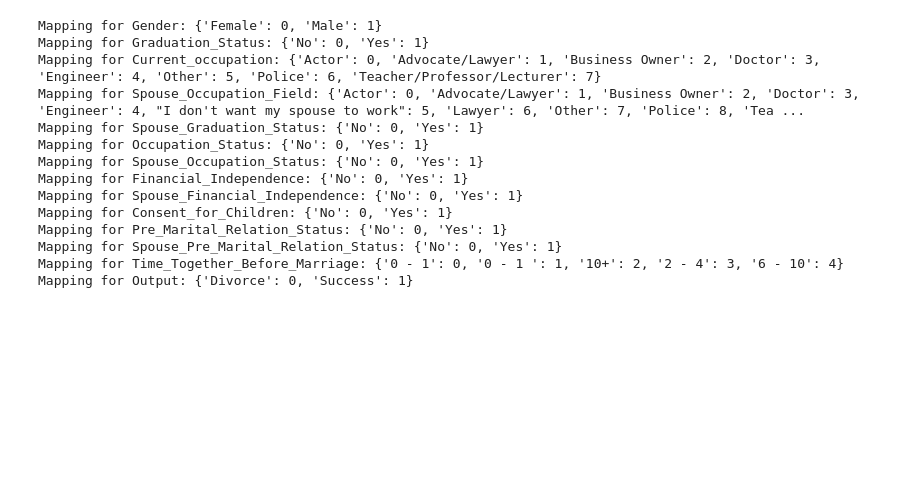
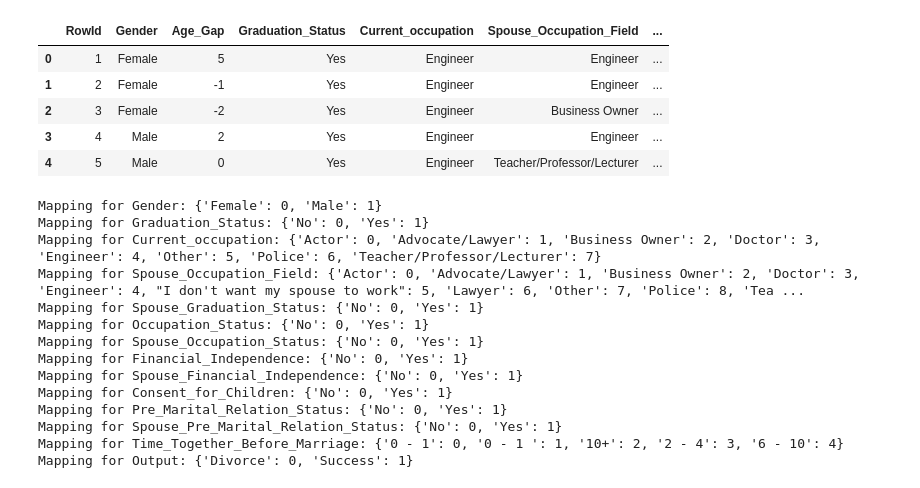
Before and after one commit to iamssuraj/Divorce-Prediction-CapsNet-HyperNet, a Jupyter notebook: the_model.ipynb, the cells around one changed output. Drawn from its saved outputs; the diff is of its cells as text; code cells hidden in the pictures; blank space fills up the shorter version.

```diff
--- a/the_model.ipynb
+++ b/the_model.ipynb
@@ -1,15 +1,22 @@
 # %%
 import numpy as np
 import pandas as pd
 from tensorflow import keras
 from sklearn.model_selection import train_test_split
 from sklearn.preprocessing import LabelEncoder, OneHotEncoder
 from imblearn.over_sampling  import SMOTE
 from tensorflow.keras import layers
-# data = pd.read_csv('/content/Raw_Data.csv')
-# pd.set_option('display.max_columns', None)
-# data.head()
+data = pd.read_csv('Raw_Data.csv')
+pd.set_option('display.max_columns', None)
+data.head()
 # Original Code Author: Suraj Sanganbhatla
+# %% [output]
+|  | RowId | Gender | Age_Gap | Graduation_Status | Current_occupation | Spouse_Occupation_Field | ... |
+| 0 | 1 | Female | 5 | Yes | Engineer | Engineer | ... |
+| 1 | 2 | Female | -1 | Yes | Engineer | Engineer | ... |
+| 2 | 3 | Female | -2 | Yes | Engineer | Business Owner | ... |
+| 3 | 4 | Male | 2 | Yes | Engineer | Engineer | ... |
+| 4 | 5 | Male | 0 | Yes | Engineer | Teacher/Professor/Lecturer | ... |
 # %%
 binary_columns = [
       'Gender', 'Graduation_Status', 'Current_occupation', 'Spouse_Occupation_Field', 'Spouse_Graduation_Status',
```
Also changed, not shown: parts of 12 cells of this notebook, 4 other files.
